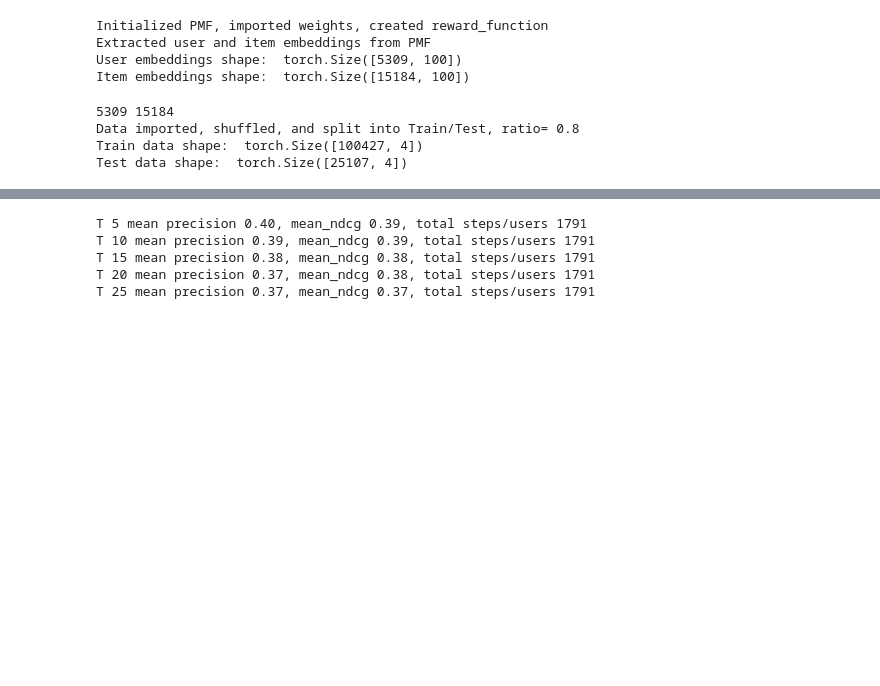
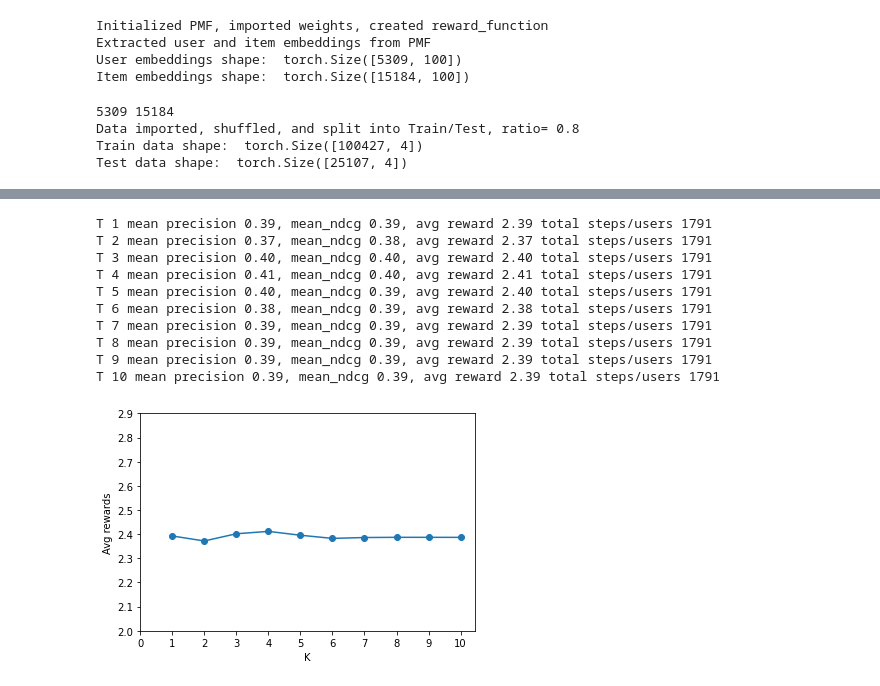
Before and after one commit to ankurdhuriya/drr_restaurants, a Jupyter notebook: drr_testing_eComm.ipynb, the cells around one changed output, grey strips where cells are left out. Saved outputs shown, nothing was run; the diff lists cells and outputs as text; code cells hidden in the pictures; blank space fills up the shorter version.

```diff
--- a/drr_testing_eComm.ipynb
+++ b/drr_testing_eComm.ipynb
@@ -119,8 +141,15 @@ eps_eval = 0.1
 history_buffer_size = 5
 history_buffer = HistoryBuffer(5)
 # %%
-for T in [5, 10, 15, 20, 25]:
+precision = []
+ndcg = []
+mean_rewards = []
+x = [*range(1, 11)]
+
+for T in range(1, 11):
     mean_ndcg, mean_precision, steps = 0, 0, 0
+
+    r = 0
 
     for index, e in enumerate(user_idxs):
 
@@ -133,16 +162,17 @@ for T in [5, 10, 15, 20, 25]:
             continue
 
         steps += 1
-
         # sort user history by timestamp
-        user_reviews = user_reviews[user_reviews[:, 3].argsort()]
-        pos_user_reviews = pos_user_reviews[pos_user_reviews[:, 3].argsort()]
+        user_reviews = user_reviews[user_reviews[:, 3].sort(descending=True)[1]]
+        pos_user_reviews = pos_user_reviews[pos_user_reviews[:, 3].sort(descending=True)[1]]
 
         # canditate items embedding for recommendation
         candidate_items = item_embeddings.detach().clone().to(device)
 
         # get user embedding
         user_emb = user_embeddings[e]
+
+        history_buffer.clear()
 
         # fill up history buffer
         for i in range(history_buffer_size):
@@ -159,6 +189,7 @@ for T in [5, 10, 15, 20, 25]:
             else:
                 action = actor_net(state.detach())
 
+
         # matmul for ranking scores
         ranking_scores = candidate_items @ action
 
@@ -169,17 +200,39 @@ for T in [5, 10, 15, 20, 25]:
         rewards = [reward_function(torch.tensor(e).to(device) ,rec_item_index) for rec_item_index in indices]
         rewards = [discretize_reward_(reward).item() for reward in rewards]
 
+        r += np.mean(rewards)
+
         correct_list = [1 if r ==3.0 else 0 for r in rewards]
         dcg, idcg = calculate_ndcg(correct_list, [1 for _ in range(len(rewards))])
         mean_ndcg += dcg/idcg
+
         correct_num = T-correct_list.count(0)
+
         mean_precision += correct_num/T
 
+    precision.append(mean_precision/steps)
+    ndcg.append(mean_ndcg/steps)
+    mean_rewards.append(r/steps)
 
-    print(f"T {T} mean precision {(mean_precision/steps):.2f}, mean_ndcg {(mean_ndcg/steps):.2f}, total steps/users {steps}")
+    print(f"T {T} mean precision {(mean_precision/steps):.2f}, mean_ndcg {(mean_ndcg/steps):.2f}, avg reward {(r/steps):.2f} total steps/users {steps}")
 # %% [output]
-T 5 mean precision 0.40, mean_ndcg 0.39, total steps/users 1791
-T 10 mean precision 0.39, mean_ndcg 0.39, total steps/users 1791
-T 15 mean precision 0.38, mean_ndcg 0.38, total steps/users 1791
-T 20 mean precision 0.37, mean_ndcg 0.38, total steps/users 1791
-T 25 mean precision 0.37, mean_ndcg 0.37, total steps/users 1791
+T 1 mean precision 0.39, mean_ndcg 0.39, avg reward 2.39 total steps/users 1791
+T 2 mean precision 0.37, mean_ndcg 0.38, avg reward 2.37 total steps/users 1791
+T 3 mean precision 0.40, mean_ndcg 0.40, avg reward 2.40 total steps/users 1791
+T 4 mean precision 0.41, mean_ndcg 0.40, avg reward 2.41 total steps/users 1791
+T 5 mean precision 0.40, mean_ndcg 0.39, avg reward 2.40 total steps/users 1791
+T 6 mean precision 0.38, mean_ndcg 0.39, avg reward 2.38 total steps/users 1791
+T 7 mean precision 0.39, mean_ndcg 0.39, avg reward 2.39 total steps/users 1791
+T 8 mean precision 0.39, mean_ndcg 0.39, avg reward 2.39 total steps/users 1791
+T 9 mean precision 0.39, mean_ndcg 0.39, avg reward 2.39 total steps/users 1791
+T 10 mean precision 0.39, mean_ndcg 0.39, avg reward 2.39 total steps/users 1791
+# %%
+plt.plot([*range(1, 11)], mean_rewards, marker='o')
+plt.yticks(np.arange(2, 3, step=0.1))
+plt.xticks(np.arange(0, 11, step=1))
+plt.xlabel("K")
+plt.ylabel("Avg rewards")
+plt.savefig("Average rewards vs K")
+plt.show()
+# %% [output]
+[figure, added]
```
Also changed, not shown: parts of 29 cells of this notebook, 1 other file.
